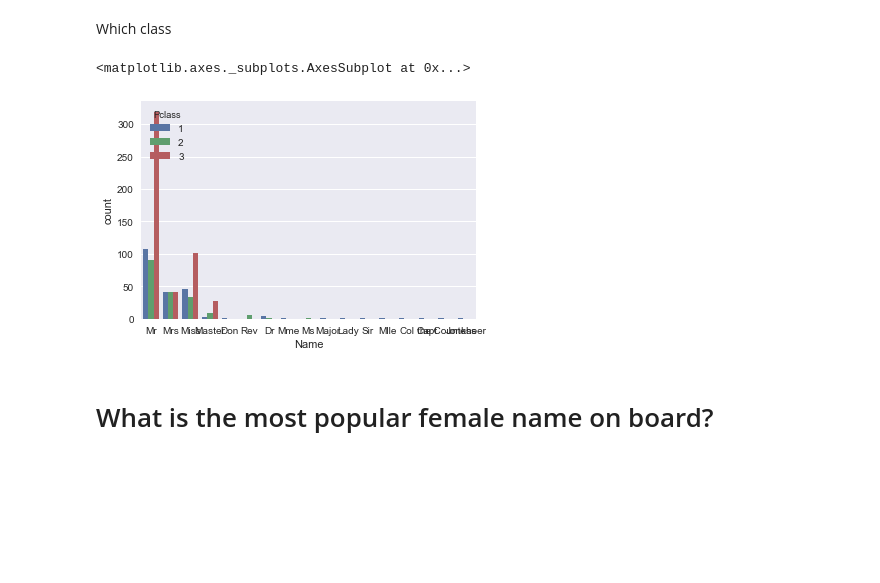
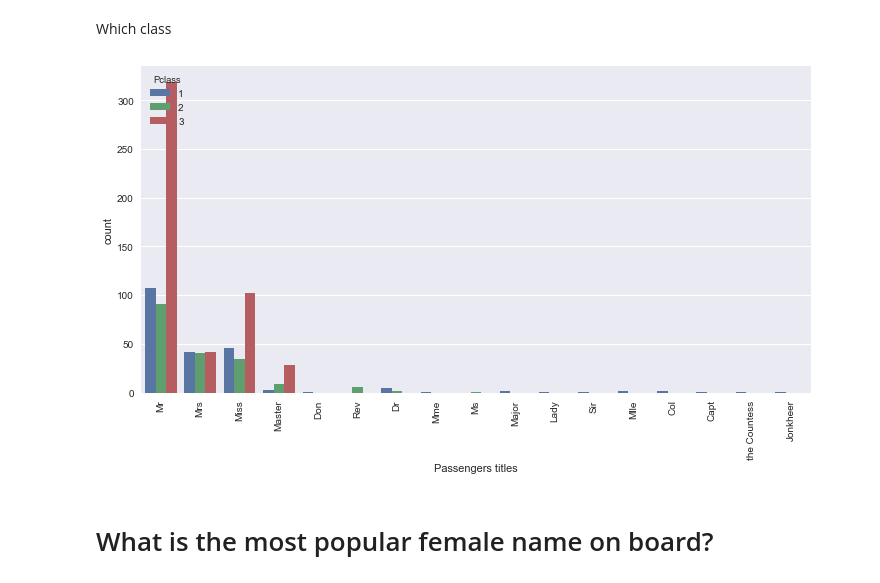
Before and after one commit to Marrry1327/ML-DM, a Jupyter notebook: Lab #1 Intoduction to instruments.ipynb, the cells around one changed output. Saved outputs shown, nothing was run; the diff lists cells and outputs as text; code cells hidden in the pictures; blank space fills up the shorter version.

```diff
--- a/Lab #1 Intoduction to instruments.ipynb
+++ b/Lab #1 Intoduction to instruments.ipynb
@@ -103,12 +103,17 @@ Which class
 # %%
 fields = ['Pclass', 'Name']
 p = pd.read_csv('train.csv', skipinitialspace=True, usecols=fields)
 p['Name'] = [x.split(',')[1].split('.')[0][1:] for x in p['Name']]
-sns.countplot(x="Name", hue="Pclass", data=p)
+
+fig, ax = plt.subplots()
+fig.set_size_inches(12, 6)
+
+plot = sns.countplot(x="Name", hue="Pclass", data=p)
+plot.set(xlabel='Passengers titles', ylabel='count')
+_ = plt.setp(plot.get_xticklabels(), rotation=90)
 #p = pd.DataFrame.from_cs
 # %% [output]
-<matplotlib.axes._subplots.AxesSubplot at 0x...>
-[figure, old version]
+[figure, new version]
 # %% [markdown]
 # What is the most popular female name on board?
 # %%
```
Also changed, not shown: parts of 12 cells of this notebook.
